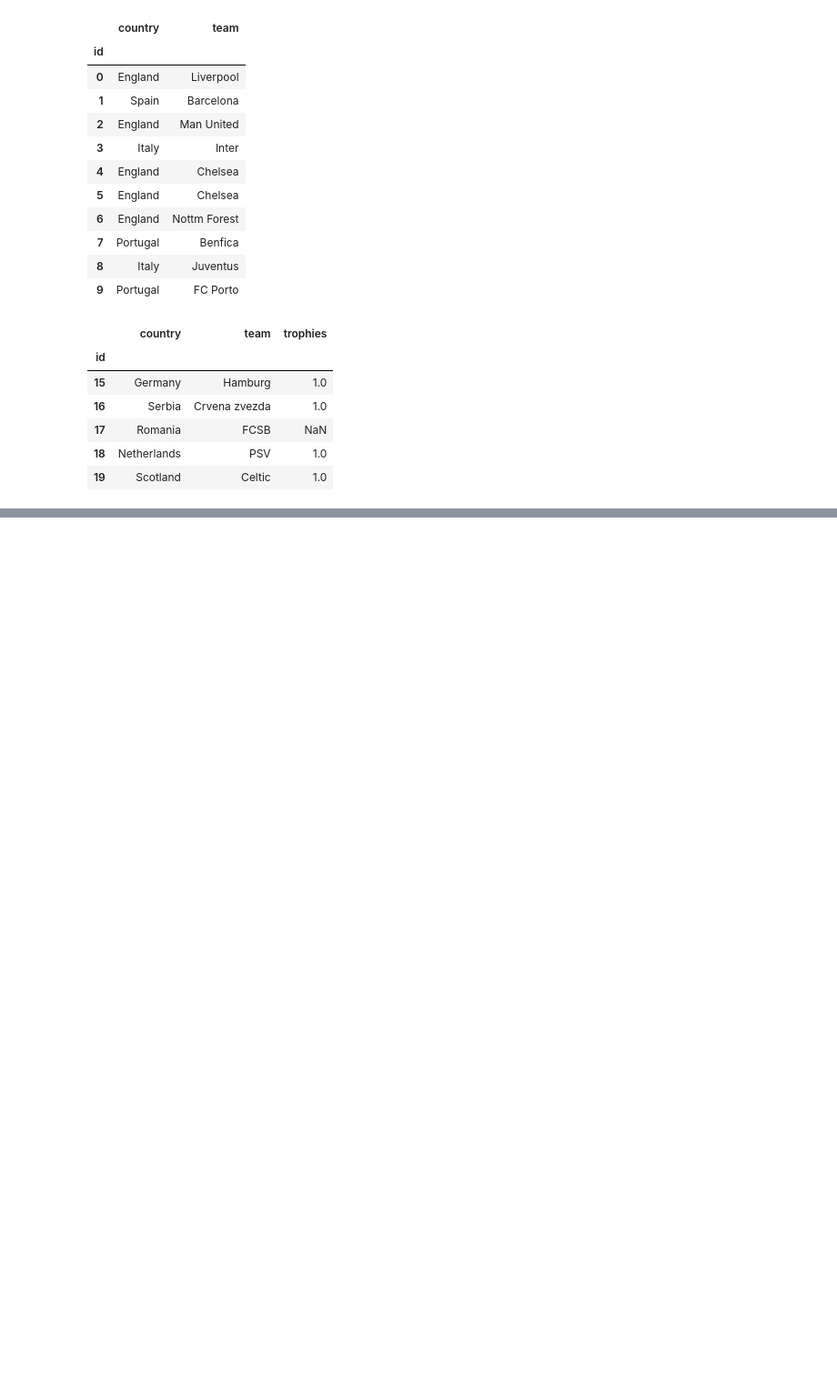
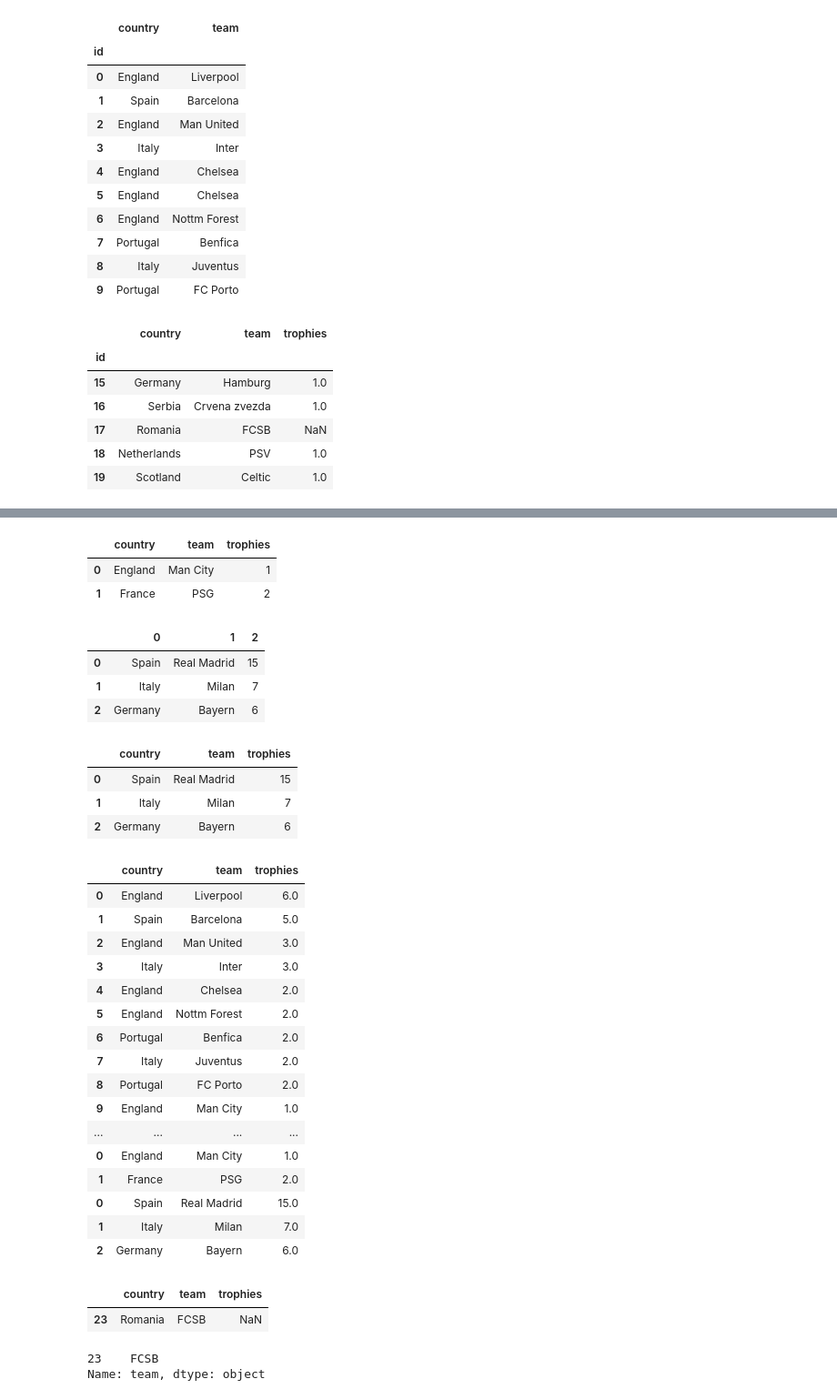
Before and after one commit to sojog/ML-NLP-DP-Bittnet-Iulie-2026, a Jupyter notebook: Ziua3/04.exercitiu_ucl.ipynb, the cells around one changed output, grey strips where cells are left out. Shown at 91% size. Saved outputs shown, nothing was run; the diff lists cells and outputs as text; code cells hidden in the pictures; blank space fills up the shorter version.

```diff
--- a/Ziua3/04.exercitiu_ucl.ipynb
+++ b/Ziua3/04.exercitiu_ucl.ipynb
@@ -199,0 +274,56 @@ df[df["country"].isin(["Spain", "Italy"])]
+# %%
+# 15. Concatenati un nou DataFrame cu Manchester City și PSG cu 1 trofeu.
+
+city_psg = pd.DataFrame({ "country" : ["England", "France"],	"team":["Man City", "PSG"], "trophies":[1, 2] })
+city_psg
+# %% [output]
+|  | country | team | trophies |
+| 0 | England | Man City | 1 |
+| 1 | France | PSG | 2 |
+# %%
+pd.DataFrame([["Spain", "Real Madrid", 15], ["Italy", "Milan", 7], ["Germany", "Bayern", 6]])
+# %% [output]
+|  | 0 | 1 | 2 |
+| 0 | Spain | Real Madrid | 15 |
+| 1 | Italy | Milan | 7 |
+| 2 | Germany | Bayern | 6 |
+# %%
+big_clubs = pd.DataFrame([["Spain", "Real Madrid", 15], ["Italy", "Milan", 7], ["Germany", "Bayern", 6]], columns=df.keys())
+big_clubs
+# %% [output]
+|  | country | team | trophies |
+| 0 | Spain | Real Madrid | 15 |
+| 1 | Italy | Milan | 7 |
+| 2 | Germany | Bayern | 6 |
+# %%
+df = pd.concat([df, city_psg, big_clubs], axis=0)
+df
+# %% [output]
+|  | country | team | trophies |
+| 0 | England | Liverpool | 6.0 |
+| 1 | Spain | Barcelona | 5.0 |
+| 2 | England | Man United | 3.0 |
+| 3 | Italy | Inter | 3.0 |
+| 4 | England | Chelsea | 2.0 |
+| 5 | England | Nottm Forest | 2.0 |
+| 6 | Portugal | Benfica | 2.0 |
+| 7 | Italy | Juventus | 2.0 |
+| 8 | Portugal | FC Porto | 2.0 |
+| 9 | England | Man City | 1.0 |
+| ... | ... | ... | ... |
+| 0 | England | Man City | 1.0 |
+| 1 | France | PSG | 2.0 |
+| 0 | Spain | Real Madrid | 15.0 |
+| 1 | Italy | Milan | 7.0 |
+| 2 | Germany | Bayern | 6.0 |
+# %%
+# 17. Editați intrarea FCSB în Steaua și nr de trofee aferent.
+df.loc[ df["team"] == "FCSB"]
+# %% [output]
+|  | country | team | trophies |
+| 23 | Romania | FCSB | NaN |
+# %%
+df.loc[ df["team"] == "FCSB", "team"]
+# %% [output]
+23    FCSB
+Name: team, dtype: object
```
Also changed, not shown: parts of 14 cells of this notebook.
